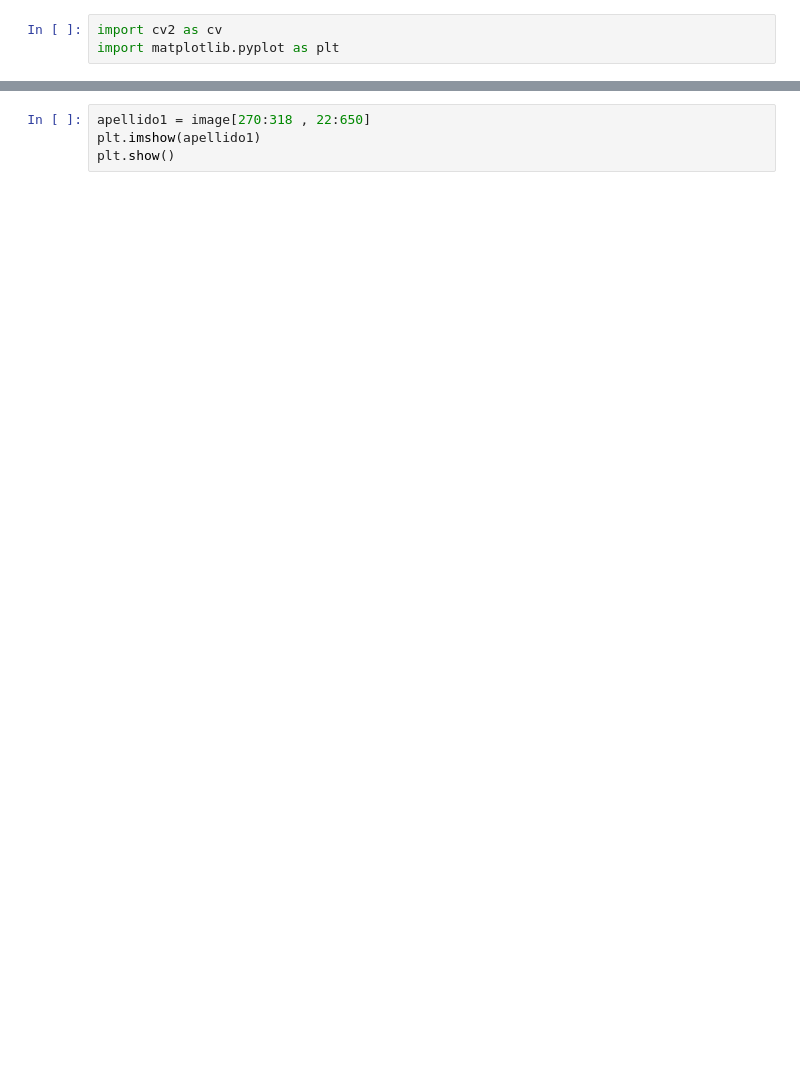
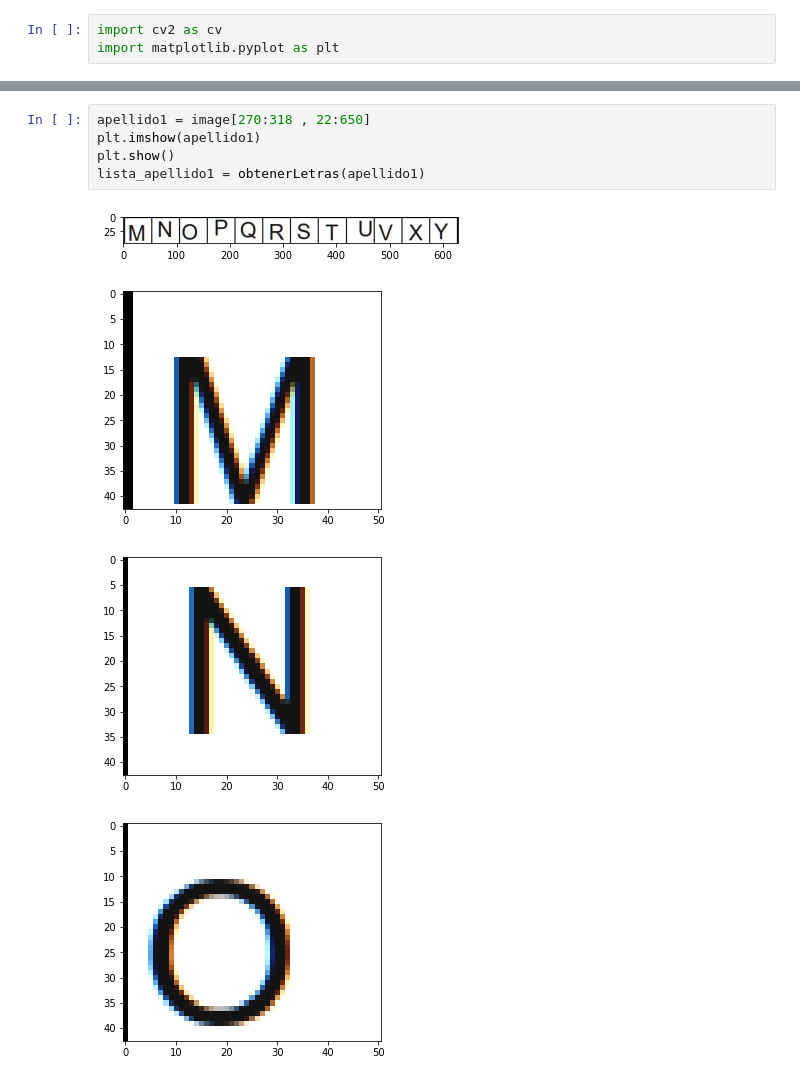
Before and after one commit to charlie4498/EmbebidosP3, a Jupyter notebook: Edicion_Img.ipynb, the cells around one changed output, grey strips where cells are left out. Drawn from its saved outputs; the diff is of its cells as text; blank space fills up the shorter version.

```diff
--- a/Edicion_Img.ipynb
+++ b/Edicion_Img.ipynb
@@ -29,4 +41,10 @@ lista_nombre = obtenerLetras(nombre)
 # %%
 apellido1 = image[270:318 , 22:650]
 plt.imshow(apellido1)
 plt.show()
+lista_apellido1 = obtenerLetras(apellido1)
+# %% [output]
+[figure, added]
+[figure, added]
+[figure, added]
+[figure, added]
```
Also changed, not shown: parts of 7 cells of this notebook.
